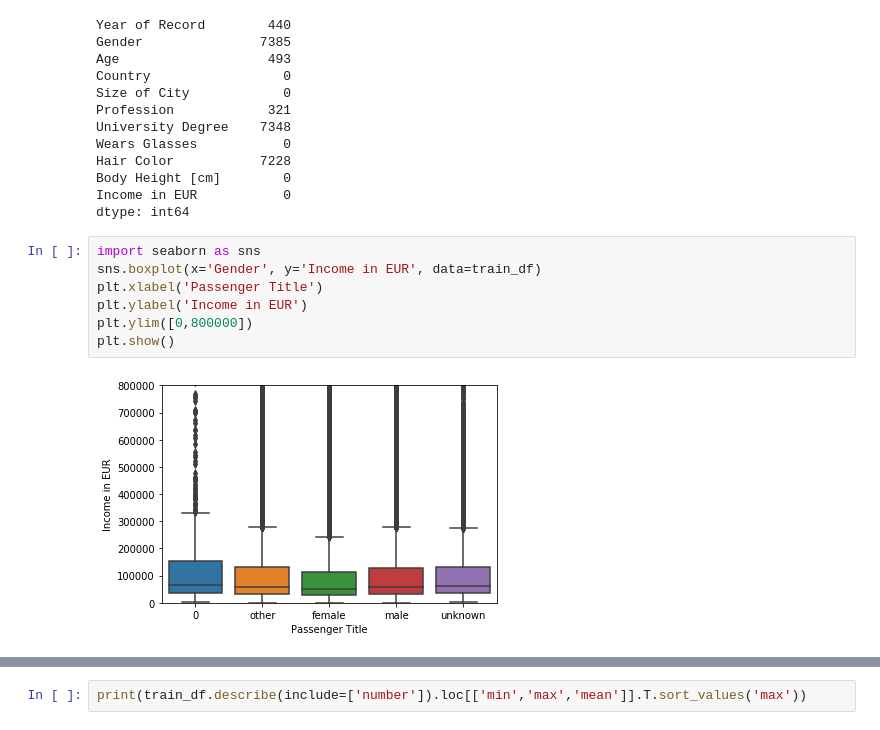
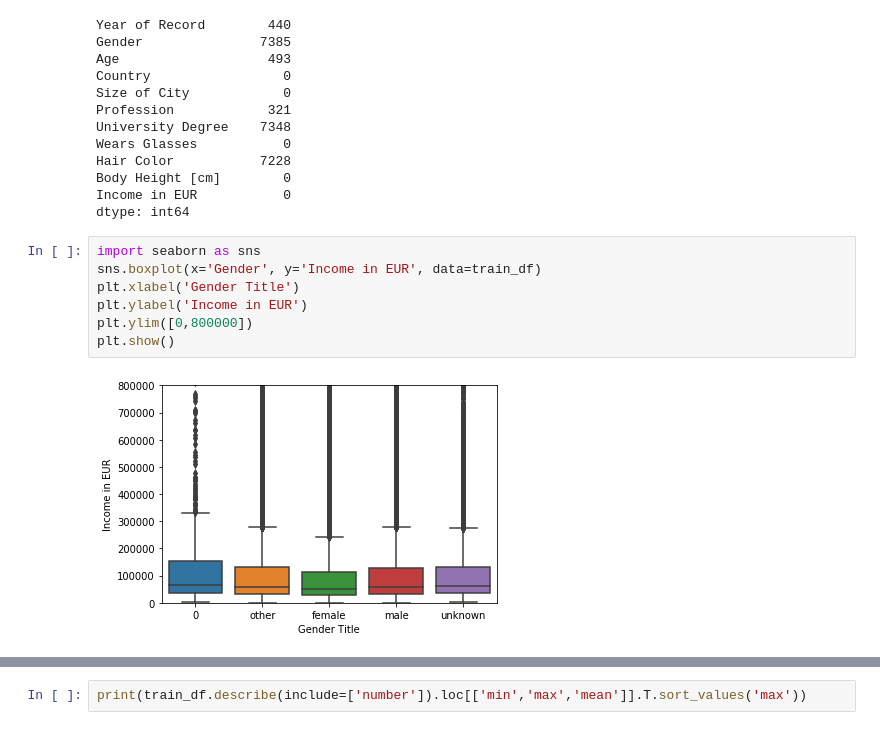
Before and after one commit to singh0021/TCD-Kaggle-Projects, a Jupyter notebook: Machine Learning Solution.ipynb, the cells around one changed output, grey strips where cells are left out. Saved outputs shown, nothing was run; the diff lists cells and outputs as text.

Commit message:
Output was not clear in visualization notebook.

```diff
--- a/Machine Learning Solution.ipynb
+++ b/Machine Learning Solution.ipynb
@@ -77,10 +77,10 @@ dtype: int64
 # %%
 import seaborn as sns
 sns.boxplot(x='Gender', y='Income in EUR', data=train_df)
-plt.xlabel('Passenger Title')
+plt.xlabel('Gender Title')
 plt.ylabel('Income in EUR')
 plt.ylim([0,800000])
 plt.show()
 # %% [output]
-[figure, old version]
+[figure, new version]
 # %%
```
Also changed, not shown: parts of 6 cells of this notebook.
